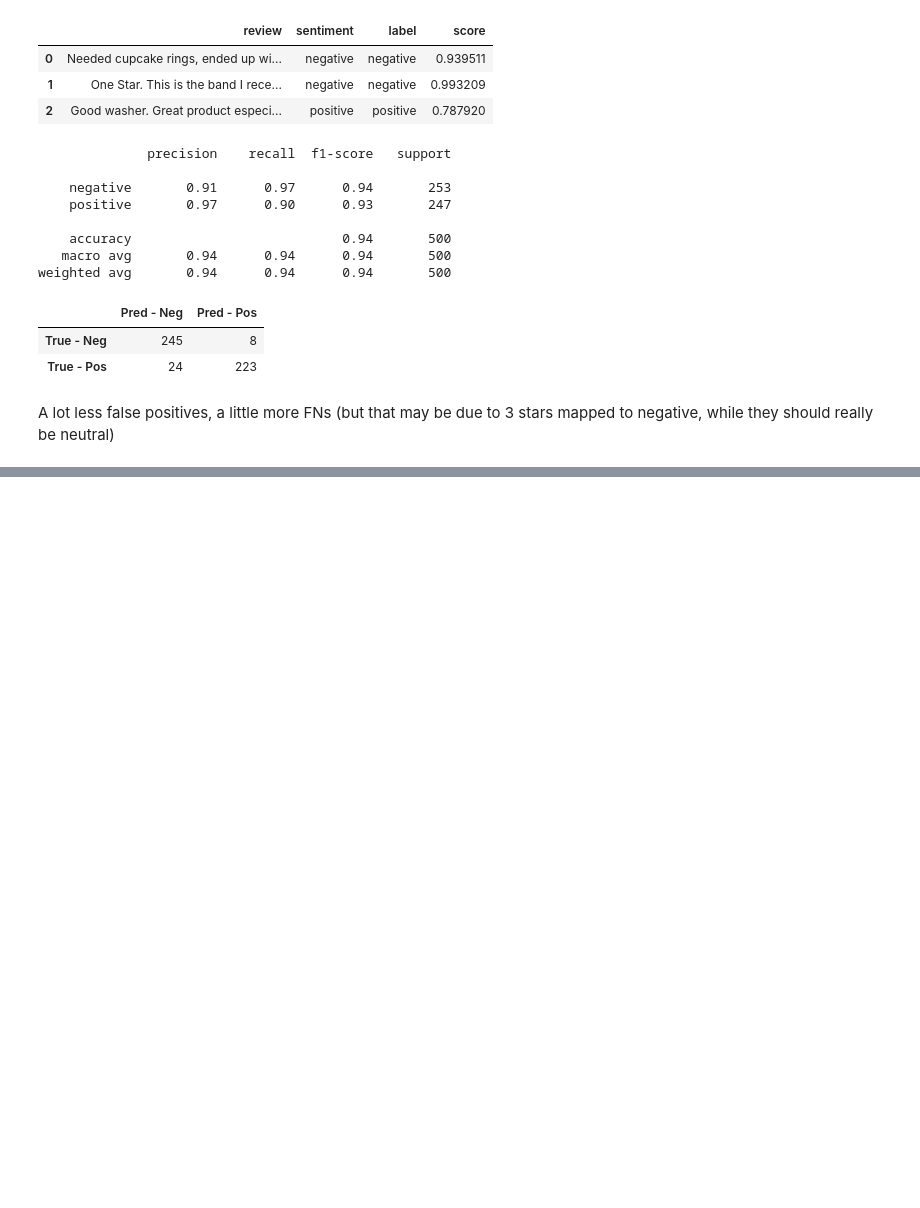
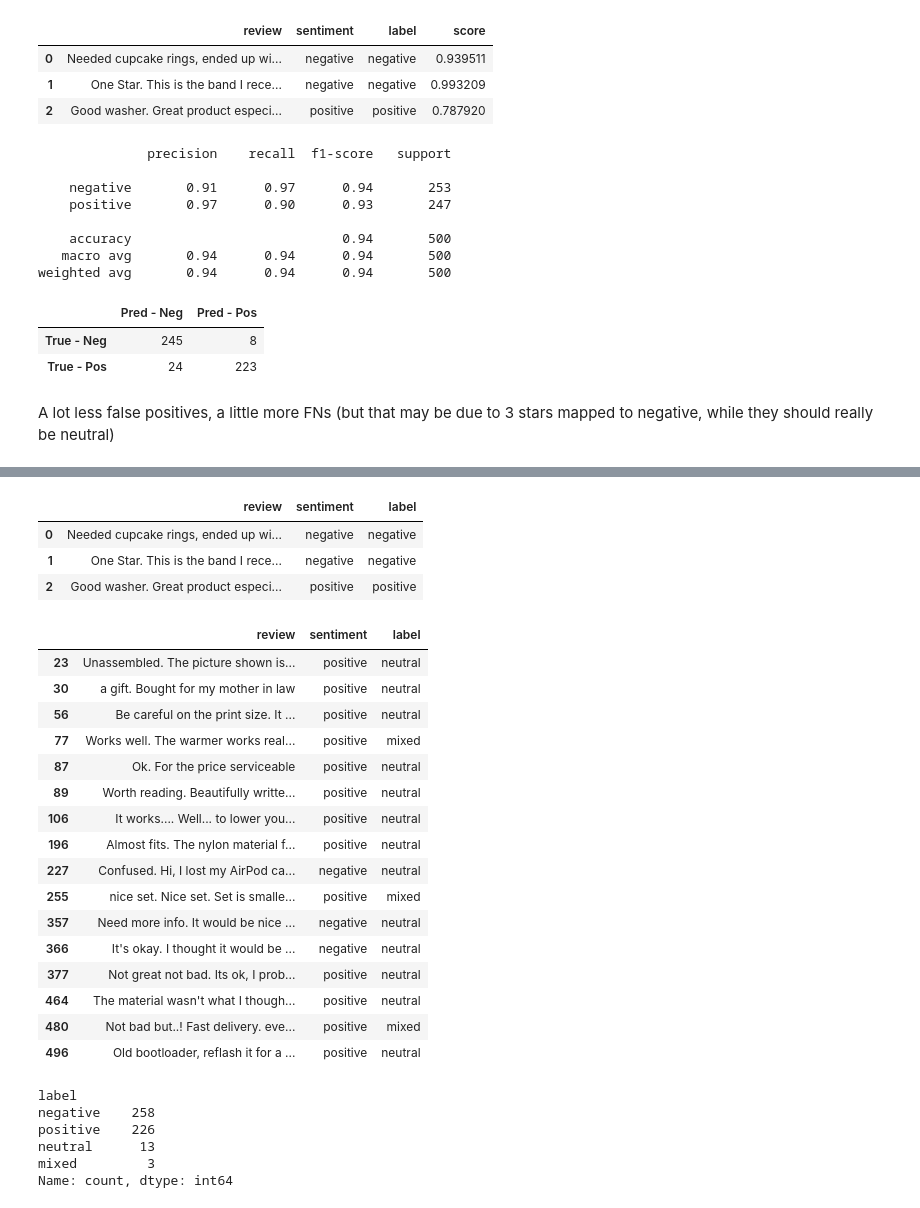
Before and after one commit to kristofrabay/GenerativeAI_experiments, a Jupyter notebook: nbs/classification_benchmarks.ipynb, the cells around one changed output, grey strips where cells are left out. Cells and saved outputs as stored; diff of their text form; code cells hidden in the pictures; blank space fills up the shorter version.

Commit message:
unprompted GPT added

```diff
--- a/nbs/classification_benchmarks.ipynb
+++ b/nbs/classification_benchmarks.ipynb
@@ -163,0 +171,16 @@ A lot less false positives, a little more FNs (but that may be due to 3 stars ma
+# %%
+#llm = OpenAI(model_name="text-davinci-003", temperature = 0, max_tokens = 1, top_p = 1.0)
+llm = ChatOpenAI(model_name="gpt-3.5-turbo", temperature = 0, max_tokens = 1, top_p = 1.0)
+
+template = """Decide whether a product review's sentiment is positive or negative. Only predict positive or negative.
+Product review: {review}
+Sentiment:"""
+
+prompt = PromptTemplate(input_variables=["review"], template=template)
+
+chain = LLMChain(llm = llm, prompt = prompt)
+# %%
+REVIEW = 'I hated this TV'
+
+print(prompt.format(review = REVIEW))
+print(chain.run(REVIEW))
@@ -163,0 +192,3 @@ A lot less false positives, a little more FNs (but that may be due to 3 stars ma
+# %%
+%%time
+GPT_unprompted_output = [chain.run(i).lower().strip() for i in sequence_to_classify]
@@ -163,0 +209,37 @@ A lot less false positives, a little more FNs (but that may be due to 3 stars ma
+# %%
+GPT_unprompted_results = pd.concat([data, pd.Series(GPT_unprompted_output, name = 'label')], axis = 1)
+GPT_unprompted_results.head(3)
+# %% [output]
+|  | review | sentiment | label |
+| 0 | Needed cupcake rings, ended up wi... | negative | negative |
+| 1 | One Star. This is the band I rece... | negative | negative |
+| 2 | Good washer. Great product especi... | positive | positive |
+# %%
+GPT_unprompted_results[~GPT_unprompted_results['label'].isin(['positive', 'negative'])]
+# %% [output]
+|  | review | sentiment | label |
+| 23 | Unassembled. The picture shown is... | positive | neutral |
+| 30 | a gift. Bought for my mother in law | positive | neutral |
+| 56 | Be careful on the print size. It ... | positive | neutral |
+| 77 | Works well. The warmer works real... | positive | mixed |
+| 87 | Ok. For the price serviceable | positive | neutral |
+| 89 | Worth reading. Beautifully writte... | positive | neutral |
+| 106 | It works.... Well... to lower you... | positive | neutral |
+| 196 | Almost fits. The nylon material f... | positive | neutral |
+| 227 | Confused. Hi, I lost my AirPod ca... | negative | neutral |
+| 255 | nice set. Nice set. Set is smalle... | positive | mixed |
+| 357 | Need more info. It would be nice ... | negative | neutral |
+| 366 | It's okay. I thought it would be ... | negative | neutral |
+| 377 | Not great not bad. Its ok, I prob... | positive | neutral |
+| 464 | The material wasn't what I though... | positive | neutral |
+| 480 | Not bad but..! Fast delivery. eve... | positive | mixed |
+| 496 | Old bootloader, reflash it for a ... | positive | neutral |
+# %%
+GPT_unprompted_results['label'].value_counts()
+# %% [output]
+label
+negative    258
+positive    226
+neutral      13
+mixed         3
+Name: count, dtype: int64
```
Also changed, not shown: parts of 11 cells of this notebook.
